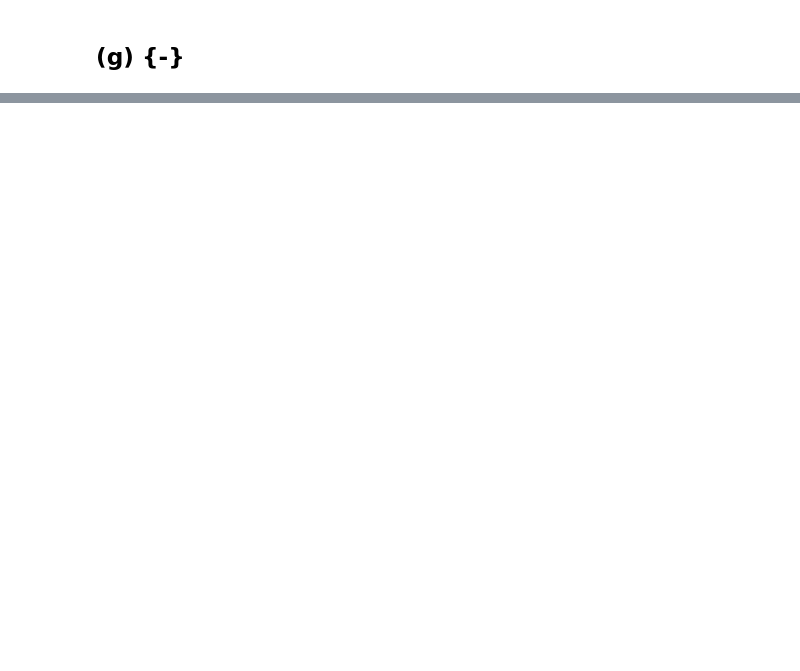
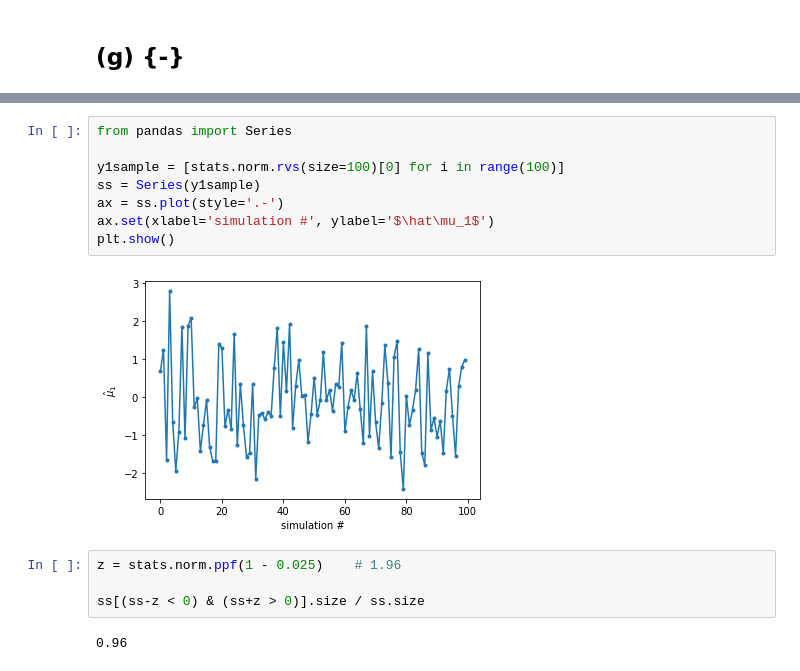
Before and after one commit to beginnerSC/mscf_hw, a Jupyter notebook: ML I/Homework #2.ipynb, the cells around one changed output, grey strips where cells are left out. Drawn from its saved outputs; the diff is of its cells as text; blank space fills up the shorter version.

```diff
--- a/ML I/Homework #2.ipynb
+++ b/ML I/Homework #2.ipynb
@@ -122,0 +131,16 @@ print(Z['x'].corr(Z['y']))
+# %%
+from pandas import Series
+
+y1sample = [stats.norm.rvs(size=100)[0] for i in range(100)]
+ss = Series(y1sample)
+ax = ss.plot(style='.-')
+ax.set(xlabel='simulation #', ylabel='$\hat\mu_1$')
+plt.show()
+# %% [output]
+[figure, added]
+# %%
+z = stats.norm.ppf(1 - 0.025)    # 1.96
+
+ss[(ss-z < 0) & (ss+z > 0)].size / ss.size
+# %% [output]
+0.96
```
Also changed, not shown: parts of 9 cells of this notebook.
